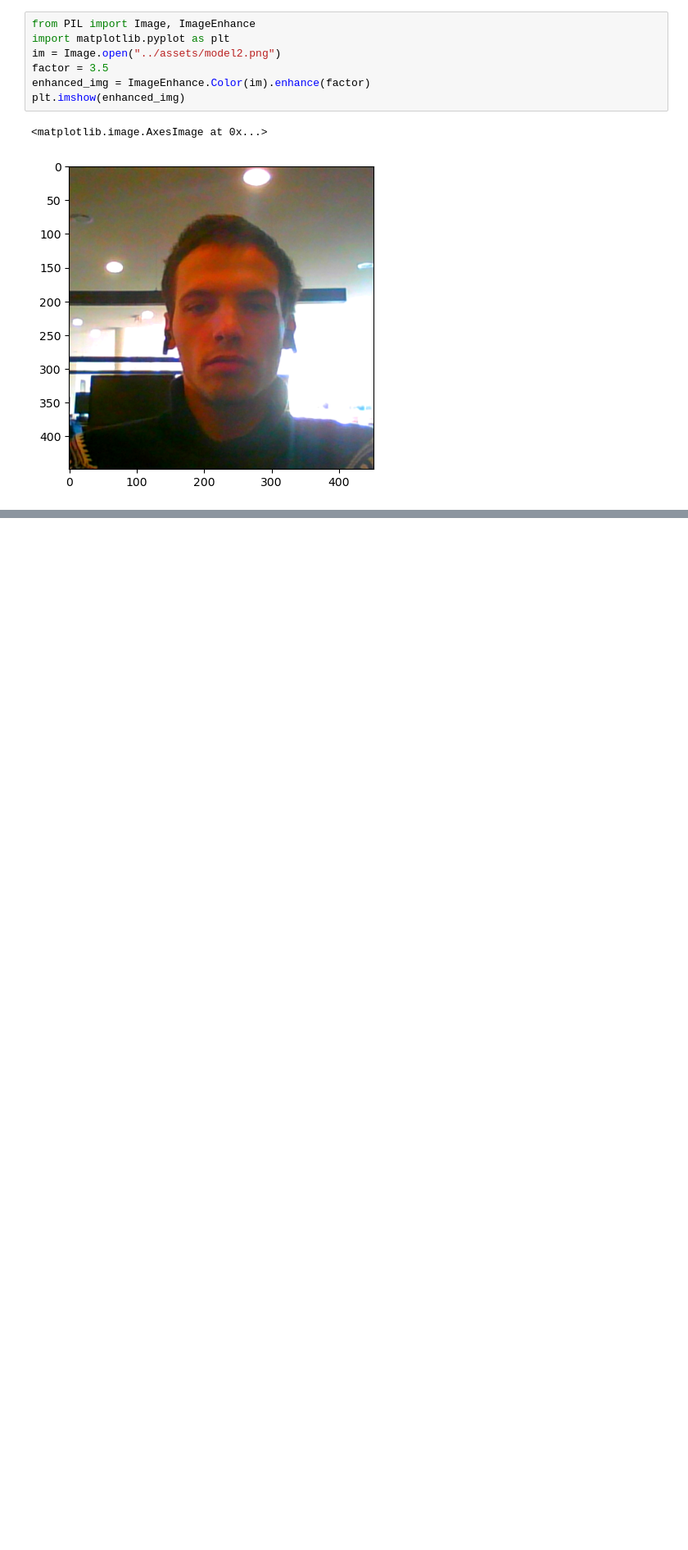
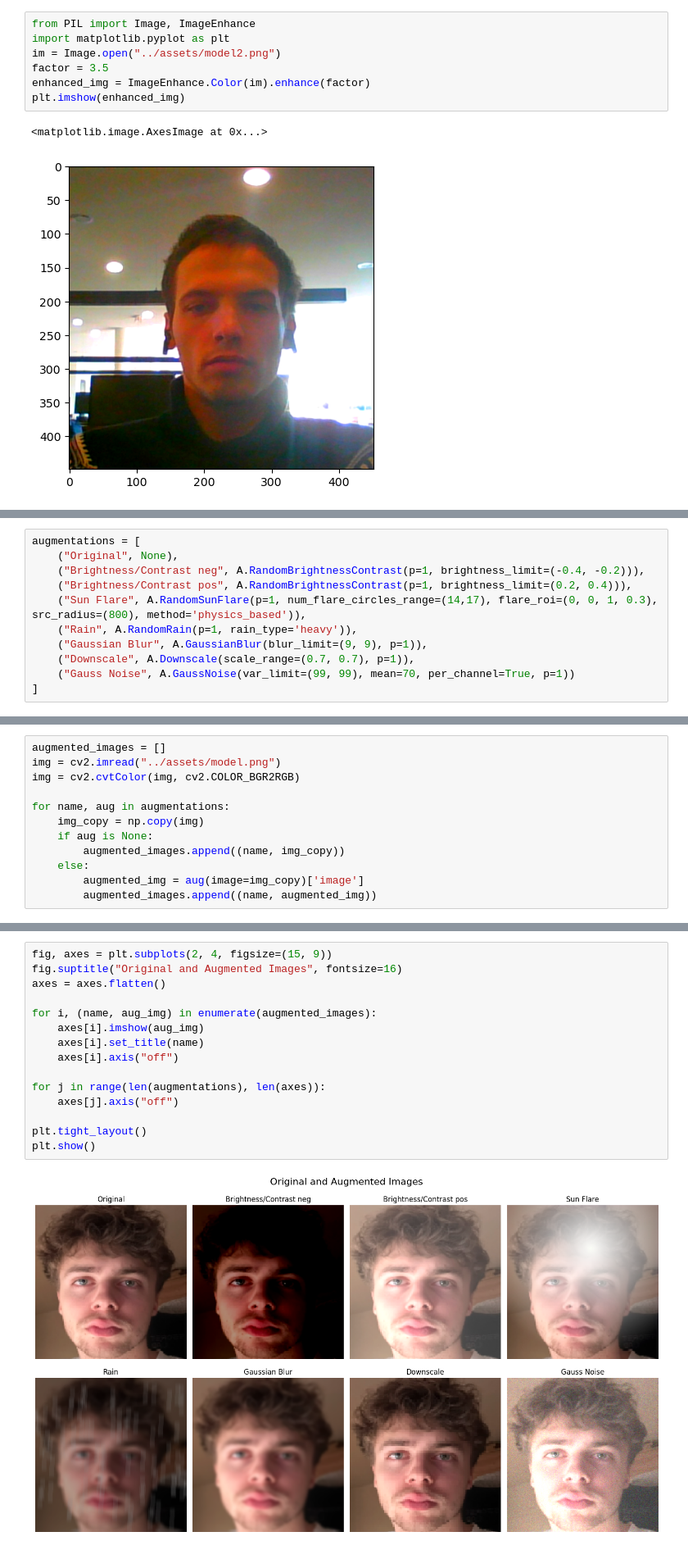
Before and after one commit to TytanMikJas/FaceRecognitionPipeline, a Jupyter notebook: notebooks/iqa-research.ipynb, the cells around one changed output, grey strips where cells are left out. Shown at 82% size. Drawn from its saved outputs; the diff is of its cells as text; blank space fills up the shorter version.

```diff
--- a/notebooks/iqa-research.ipynb
+++ b/notebooks/iqa-research.ipynb
@@ -231,0 +238,11 @@ plt.imshow(enhanced_img)
+# %%
+augmentations = [
+    ("Original", None),
+    ("Brightness/Contrast neg", A.RandomBrightnessContrast(p=1, brightness_limit=(-0.4, -0.2))),
+    ("Brightness/Contrast pos", A.RandomBrightnessContrast(p=1, brightness_limit=(0.2, 0.4))),
+    ("Sun Flare", A.RandomSunFlare(p=1, num_flare_circles_range=(14,17), flare_roi=(0, 0, 1, 0.3), src_radius=(800), method='physics_based')),
+    ("Rain", A.RandomRain(p=1, rain_type='heavy')),
+    ("Gaussian Blur", A.GaussianBlur(blur_limit=(9, 9), p=1)),
+    ("Downscale", A.Downscale(scale_range=(0.7, 0.7), p=1)),
+    ("Gauss Noise", A.GaussNoise(var_limit=(99, 99), mean=70, per_channel=True, p=1))
+]
@@ -231,0 +251,12 @@ plt.imshow(enhanced_img)
+# %%
+augmented_images = []
+img = cv2.imread("../assets/model.png")
+img = cv2.cvtColor(img, cv2.COLOR_BGR2RGB)
+
+for name, aug in augmentations:
+    img_copy = np.copy(img)
+    if aug is None:
+        augmented_images.append((name, img_copy))
+    else:
+        augmented_img = aug(image=img_copy)['image']
+        augmented_images.append((name, augmented_img))
@@ -231,0 +265,17 @@ plt.imshow(enhanced_img)
+# %%
+fig, axes = plt.subplots(2, 4, figsize=(15, 9))
+fig.suptitle("Original and Augmented Images", fontsize=16)
+axes = axes.flatten()
+
+for i, (name, aug_img) in enumerate(augmented_images):
+    axes[i].imshow(aug_img)
+    axes[i].set_title(name)
+    axes[i].axis("off")
+
+for j in range(len(augmentations), len(axes)):
+    axes[j].axis("off")
+
+plt.tight_layout()
+plt.show()
+# %% [output]
+[figure, added]
```
Also changed, not shown: parts of 6 cells of this notebook, 4 other files.
